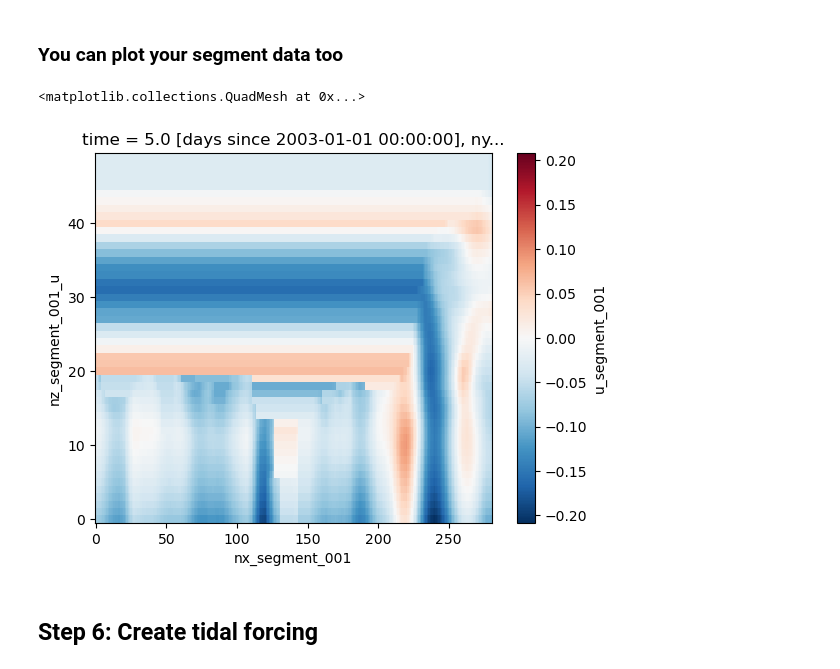
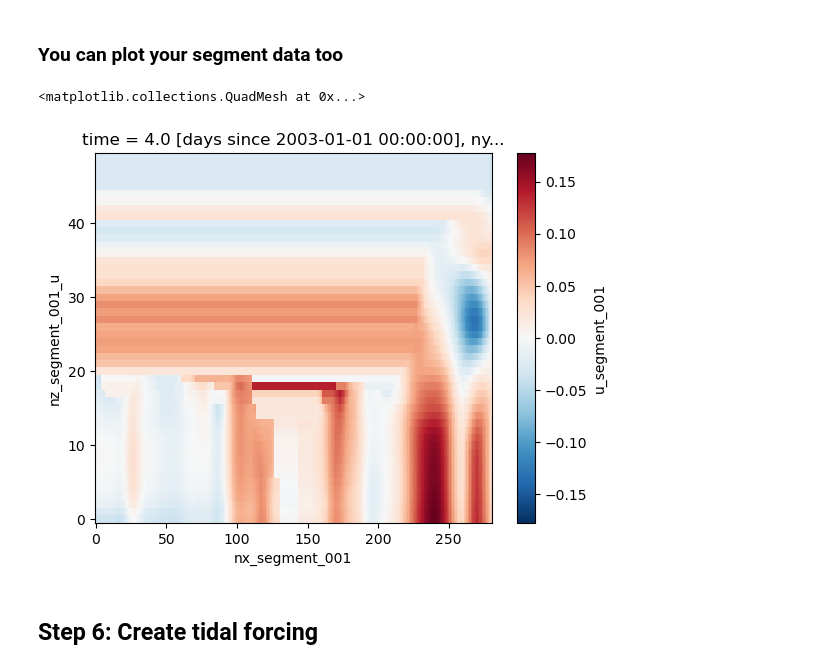
Before and after one commit to COSIMA/regional-mom6, a Jupyter notebook: demos/reanalysis-forced.ipynb, the cells around one changed output. Cells and saved outputs as stored; diff of their text form; code cells hidden in the pictures.

```diff
--- a/demos/reanalysis-forced.ipynb
+++ b/demos/reanalysis-forced.ipynb
@@ -194,10 +194,10 @@ expt.init_tracers.salt.isel(zl = 0).plot()
 # %% [markdown]
 ### You can plot your segment data too
 # %%
-expt.segment_001.u_segment_001.isel(time = 5).plot()
+expt.segment_001.u_segment_001.isel(time = 4).plot()
 # %% [output]
 <matplotlib.collections.QuadMesh at 0x...>
-[figure, old version]
+[figure, new version]
 # %% [markdown]
 ## Step 6: Create tidal forcing
 # %%
```
Also changed, not shown: 1 other file.
